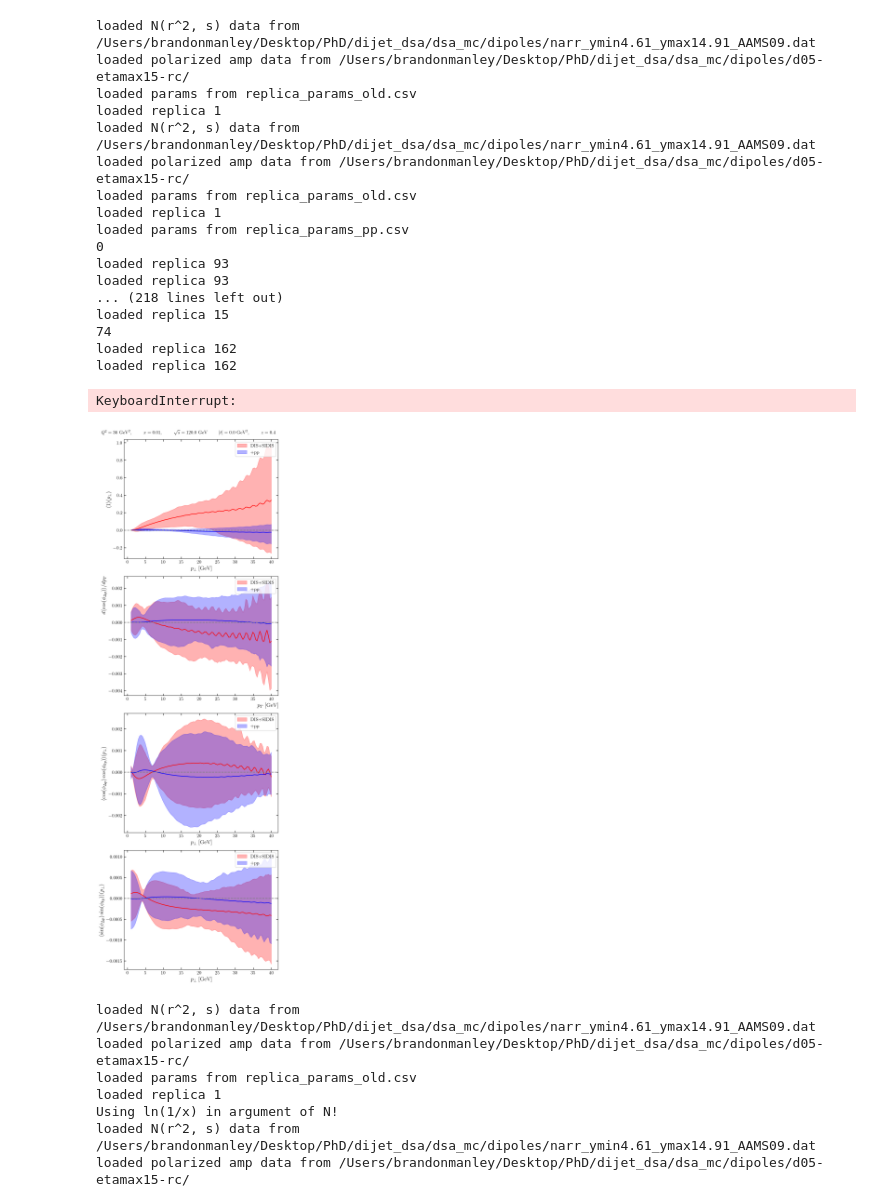
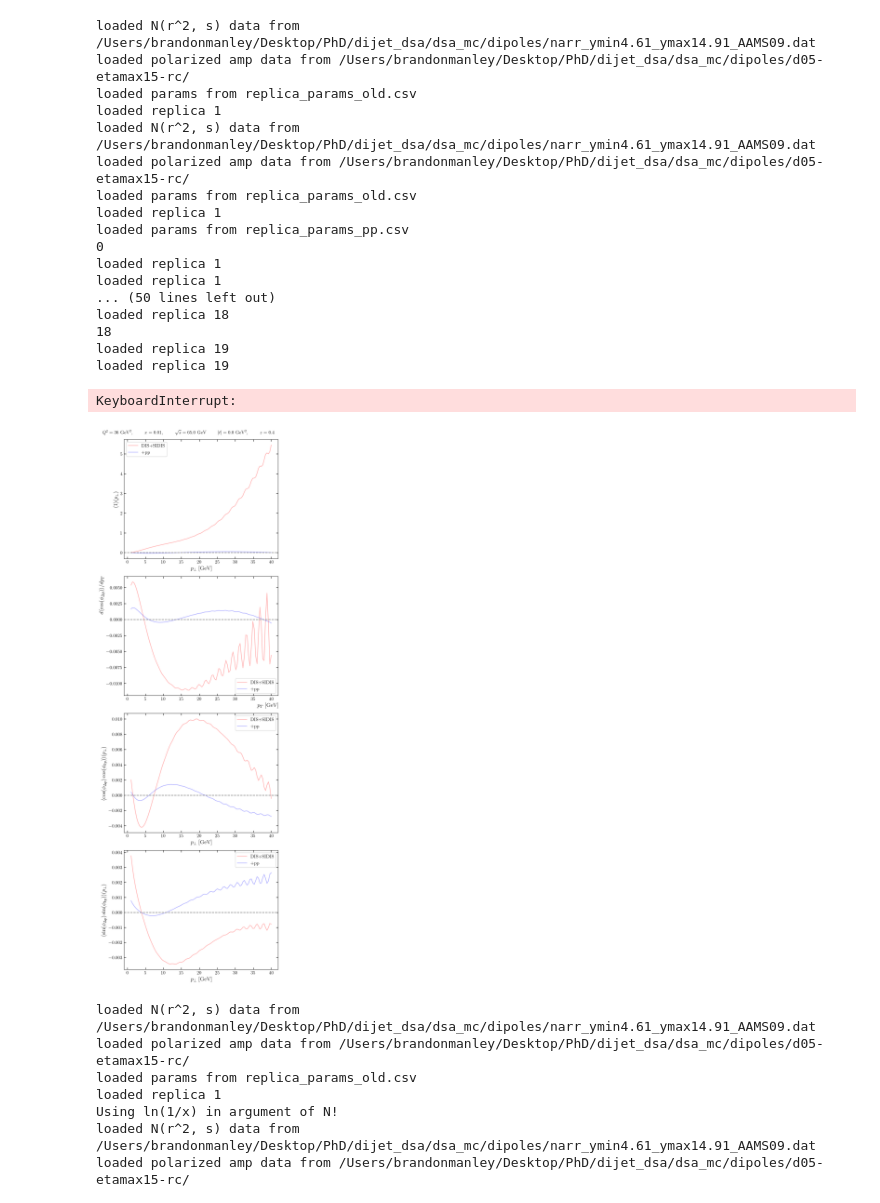
Before and after one commit to brandonmanley/dijet_DSA, a Jupyter notebook: bmanley/dsa_analysis.ipynb, the cells around one changed output. Drawn from its saved outputs; the diff is of its cells as text; code cells hidden in the pictures.

Commit message:
primarily fixed issue with generating moment ICs randomly

```diff
--- a/bmanley/dsa_analysis.ipynb
+++ b/bmanley/dsa_analysis.ipynb
@@ -91,8 +91,8 @@ for irep in range(1, 398):
             num_rep.append(djs[fit].get_xsec(kins, 'DSA', 'dx'))
         num[fit]['Q'].append(num_rep)
 
-    np.save('predictions/dsa_denom.npy', denom, allow_pickle=True)
-    np.save('predictions/dsa_num.npy', num, allow_pickle=True)
+    # np.save('predictions/dsa_denom.npy', denom, allow_pickle=True)
+    # np.save('predictions/dsa_num.npy', num, allow_pickle=True)
 # %% [output]
 loaded N(r^2, s) data from /Users/brandonmanley/Desktop/PhD/dijet_dsa/dsa_mc/dipoles/narr_ymin4.61_ymax14.91_AAMS09.dat
 loaded polarized amp data from /Users/brandonmanley/Desktop/PhD/dijet_dsa/dsa_mc/dipoles/d05-etamax15-rc/
@@ -364,12 +380,15 @@ KeyboardInterrupt:
 confid = 68
 hdata = np.load('predictions/ppdfs.npy', allow_pickle=True).item()
 odata = np.load('predictions/oams.npy', allow_pickle=True).item()
+intdata = np.load('predictions/int_ppdfs.npy', allow_pickle=True).item()
 
 hbands = {}
 obands = {}
+intbands = {}
 for fit in ['dis+sidis', '+pp']:
     hbands[fit] = {}
     obands[fit] = {}
+    intbands[fit] = {}
     for pdf in ['g1', 'xsigma', 'xg']:
         hbands[fit][pdf] = {}
         for func in ['upper', 'lower', 'mean']:
@@ -388,6 +407,16 @@ for fit in ['dis+sidis', '+pp']:
         obands[fit][pdf]['upper'] = np.percentile(odata[fit][pdf], 0.5*(100-confid), axis=0)
         obands[fit][pdf]['lower'] = np.percentile(odata[fit][pdf], 100 - 0.5*(100-confid), axis=0)
         obands[fit][pdf]['mean']  = np.mean(odata[fit][pdf], axis=0)
+
+
+    for pdf in ['DeltaSigma', 'DeltaG', 'Lq', 'LG', 'oam', 'helicity']:
+        intbands[fit][pdf] = {}
+        for func in ['upper', 'lower', 'mean']:
+            intbands[fit][pdf][func] = []
+
+        intbands[fit][pdf]['upper'] = np.percentile(intdata[fit][pdf], 0.5*(100-confid), axis=0)
+        intbands[fit][pdf]['lower'] = np.percentile(intdata[fit][pdf], 100 - 0.5*(100-confid), axis=0)
+        intbands[fit][pdf]['mean']  = np.mean(intdata[fit][pdf], axis=0)
 # %%
 # plot g1(x) and \Delta \Sigma replicas
 asp_ratio = 4/3
@@ -486,7 +582,7 @@ else:
 # %%
 # compute the azimuthal correlations
 
-dijet_kins = dijet.Kinematics(Q=6, z=0.4, x= 0.01, s=120**2, delta=0.2)
+dijet_kins = dijet.Kinematics(Q=6, z=0.4, x=0.01, s=65**2, delta=0.2)
 dijet_kins.y = (dijet_kins.Q**2)/(dijet_kins.s*dijet_kins.x)
 assert dijet_kins.y <= 1, 'y > 1'
 
@@ -503,10 +599,10 @@ replicas['+pp'] = []
 for irep in range(398):
     if irep > 100: break
     print(irep)
-    nrep = random.randint(1,398)
+    # nrep = random.randint(1,398)
 
-    dj.set_params(nrep)
-    dj_pp.set_params(nrep)
+    dj.set_params(irep+1)
+    dj_pp.set_params(irep+1)
 
     rep_dis = {}
     rep_dis['<1>'] = []
@@ -548,13 +644,13 @@ loaded params from replica_params_old.csv
 loaded replica 1
 loaded params from replica_params_pp.csv
 0
-loaded replica 93
-loaded replica 93
-... (218 lines left out)
-loaded replica 15
-74
-loaded replica 162
-loaded replica 162
+loaded replica 1
+loaded replica 1
+... (50 lines left out)
+loaded replica 18
+18
+loaded replica 19
+loaded replica 19
 KeyboardInterrupt:
 # %%
 # calculate bands for correlations
@@ -581,7 +677,7 @@ for fit in ['dis+sidis', '+pp']:
 asp_ratio = 4/3
 psize = 5
 
-dijet_kins = dijet.Kinematics(Q=6, z=0.4, x= 0.01, s=120**2, delta=0.2)
+dijet_kins = dijet.Kinematics(Q=6, z=0.4, x= 0.01, s=65**2, delta=0.2)
 dijet_kins.y = (dijet_kins.Q**2)/(dijet_kins.s*dijet_kins.x)
 assert dijet_kins.y <= 1, 'y > 1'
 
@@ -594,7 +690,7 @@ dijet_str += fr'$\hspace{{1cm}} |t| ={round(dijet_kins.delta**2,1)}\,\, \mathrm{
 fig.suptitle(dijet_str, fontsize=12)
 
 # pT_values = np.linspace(1,20,50)
-plot_bands = True
+plot_bands = False
 
 colors = ['red', 'blue']
 labels = ['DIS+SIDIS', '+pp']
@@ -608,6 +704,7 @@ for ifit, fit in enumerate(['dis+sidis','+pp']):
 
         else:
             for irep, rep in enumerate(corr_data[fit]):
+                if irep > 0: continue
                 if irep == 0:
                     axs[icorr].plot(pT_values, rep[corr], alpha=0.3, color=colors[ifit], label=labels[ifit])
                 else:
@@ -630,34 +727,34 @@ axs[1].tick_params(axis="both", direction="in", length=5, width=1, which='both',
 axs[1].legend()
 # axs[1].set_ylim([-1.5, 1.5])
 
 
 axs[2].axhline(y=0, color='grey', linestyle='--')
 axs[2].set_xlabel(r'$p_{\perp}$ [GeV]')
 axs[2].set_ylabel(fr'$ \langle \cos(\phi_{{\Delta p}}) \cos(\phi_{{k p}}) \rangle (p_\perp)$')
 axs[2].tick_params(axis="both", direction="in", length=5, width=1, which='both', right=True, top=True)
 axs[2].legend()
 # axs[2].set_ylim([-1.5, 1.5])
 
 axs[3].axhline(y=0, color='grey', linestyle='--')
 axs[3].set_xlabel(r'$p_{\perp}$ [GeV]')
 axs[3].set_ylabel(fr'$ \langle \sin(\phi_{{\Delta p}}) \sin(\phi_{{k p}})  \rangle (p_\perp)$')
 axs[3].tick_params(axis="both", direction="in", length=5, width=1, which='both', right=True, top=True)
 axs[3].legend()
 # axs[3].set_ylim([-1.5, 1.5])
 # axs[1].legend()
     # axs[0].semilogy()
     # ax.set_ylim([10, 10**8])
 
 plt.tight_layout(rect=[0, 0, 1, 0.99])
 plt.show()
 
 
 if plot_bands:
     fig.savefig('plots/corr_band.pdf', dpi=400, bbox_inches="tight")
 else:
     fig.savefig('plots/corr_lines.pdf', dpi=400, bbox_inches="tight")
 # %% [output]
-[figure, old version]
+[figure, new version]
 # %%
 # make Fourier-Bessel transform data
 
```
Also changed, not shown: parts of 6 cells of this notebook, 25 other files.
